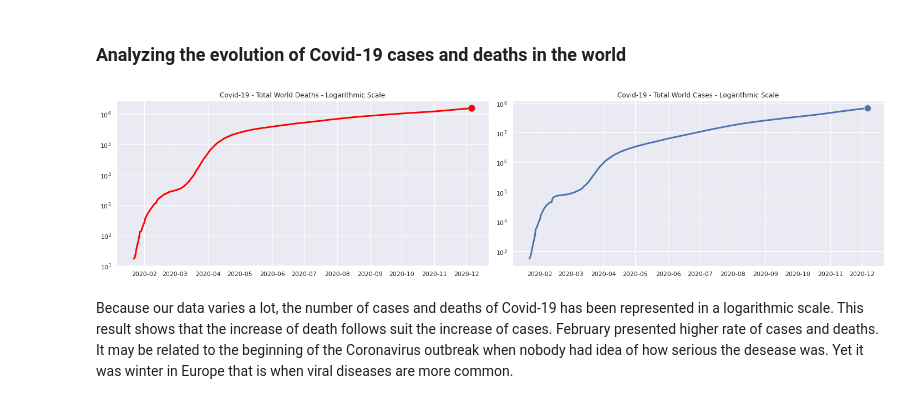
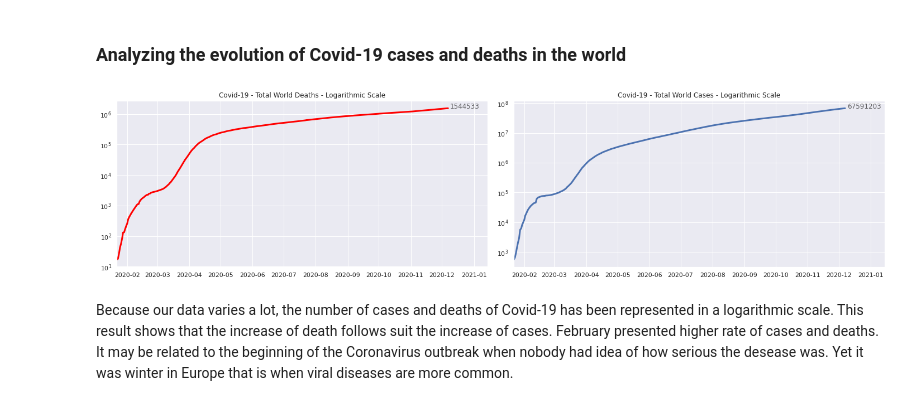
Before and after one commit to JoaoSiqueiraDS/DS_Days, a Jupyter notebook: COVID.ipynb, the cells around one changed output. Drawn from its saved outputs; the diff is of its cells as text; code cells hidden in the pictures.

```diff
--- a/COVID.ipynb
+++ b/COVID.ipynb
@@ -245,21 +245,26 @@ deaths_world = df.loc[df.location=="World", ["date","total_deaths"]]
 # %%
 #Line plot for total deaths and cases in the world
 
 fig, (ax1, ax2) = plt.subplots(ncols=2, nrows=1, figsize=(20,5))
 
 
-ax2.plot(cases_world["date"], cases_world["total_cases"], linewidth=3, color=None,
-         marker="o", markersize=12, markeredgecolor="w", markeredgewidth=0.5, markevery=[-1])
+ax2.plot(cases_world["date"], cases_world["total_cases"], linewidth=3, color=None, linestyle="solid")
 ax2.set_yscale("log")
+ax2.text(x=cases_world.iloc[-1,0] + dt.timedelta(days=2), y=cases_world.iloc[-1,1], s=f'{int(cases_world.iloc[-1,1])}', alpha=0.7)
 ax2.set_title("Covid-19 - Total World Cases - Logarithmic Scale")
+ax2.set_xlim(cases_world.iloc[0,0], cases_world.iloc[-1,0] + dt.timedelta(days=38))
 
-ax1.plot(deaths_world["date"], deaths_world["total_deaths"], linewidth=3, color="red",
-         marker="o", markersize=12, markeredgecolor="b", markeredgewidth=0.5, markevery=[-1])
+# df_countries_4.iloc[0,0], df_countries_4.iloc[-1,0] + dt.timedelta(days=25)
+
+
+ax1.plot(deaths_world["date"], deaths_world["total_deaths"], linewidth=3, color="red", linestyle="solid")
 ax1.set_yscale("log")
+ax1.text(x=deaths_world.iloc[-1,0] + dt.timedelta(days=2), y=deaths_world.iloc[-1,1], s=f'{int(deaths_world.iloc[-1,1])}', alpha=0.7)
+ax1.set_xlim(deaths_world.iloc[0,0], deaths_world.iloc[-1,0] + dt.timedelta(days=38))
 ax1.set_title("Covid-19 - Total World Deaths - Logarithmic Scale")
 plt.tight_layout()
 # %% [output]
-[figure, old version]
+[figure, new version]
 # %% [markdown]
 Because our data varies a lot, the number of cases and deaths of Covid-19 has been represented in a logarithmic scale. This result shows that the increase of death follows suit the increase of cases. February presented higher rate of cases and deaths. It may be related to the beginning of the Coronavirus outbreak when nobody had idea of how serious the desease was. Yet it was winter in Europe that is when viral diseases are more common.
 # %% [markdown]
```
Also changed, not shown: parts of 21 cells of this notebook.
